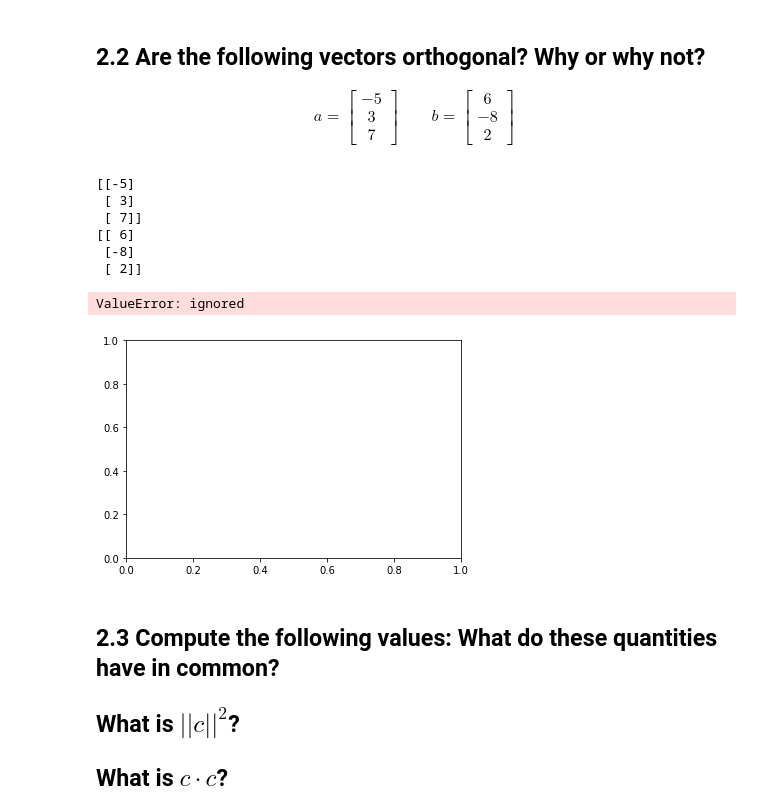
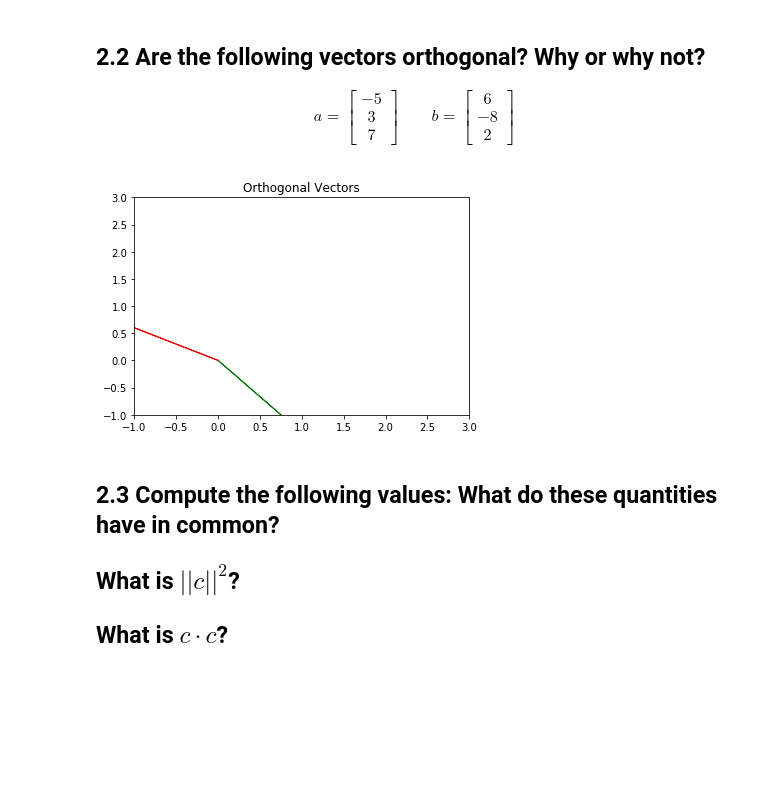
Before and after one commit to pedroescobedob/DS-Unit-1-Sprint-4-Linear-Algebra, a Jupyter notebook: Pedro_Escobedo_Intermediate_Linear_Algebra_Assignment.ipynb, the cells around one changed output. Drawn from its saved outputs; the diff is of its cells as text; code cells hidden in the pictures; blank space fills up the shorter version.

```diff
--- a/Pedro_Escobedo_Intermediate_Linear_Algebra_Assignment.ipynb
+++ b/Pedro_Escobedo_Intermediate_Linear_Algebra_Assignment.ipynb
@@ -94,26 +94,15 @@ b = \begin{bmatrix} 6 \\ -8 \\ 2 \end{bmatrix}
 \end{align}
 # %%
 a = np.array([-5,3,7])
-a1 = a.reshape((3,1))
+#a1 = a.reshape((3,1))
 b = np.array([6,-8,2])
-b1 = b.reshape((3,1))
-
-print(a1)
-print(b1)
+#b1 = b.reshape((3,1))
-# %% [output]
-[[-5]
- [ 3]
- [ 7]]
-[[ 6]
- [-8]
- [ 2]]
 # %%
-plt.arrow(0,0, a1[0], a1[1],head_width=.05, head_length=0.05, color ='red')
-plt.arrow(0,0, b1[0], b1[1],head_width=.05, head_length=0.05, color ='green')
+plt.arrow(0,0, a[0], a[1],head_width=.05, head_length=0.05, color ='red')
+plt.arrow(0,0, b[0], b[1],head_width=.05, head_length=0.05, color ='green')
 plt.xlim(-1,3)
 plt.ylim(-1,3)
 plt.title("Orthogonal Vectors")
 plt.show()
 # %% [output]
-ValueError: ignored
-[figure, old version]
+[figure, new version]
```
Also changed, not shown: parts of 15 cells of this notebook.
